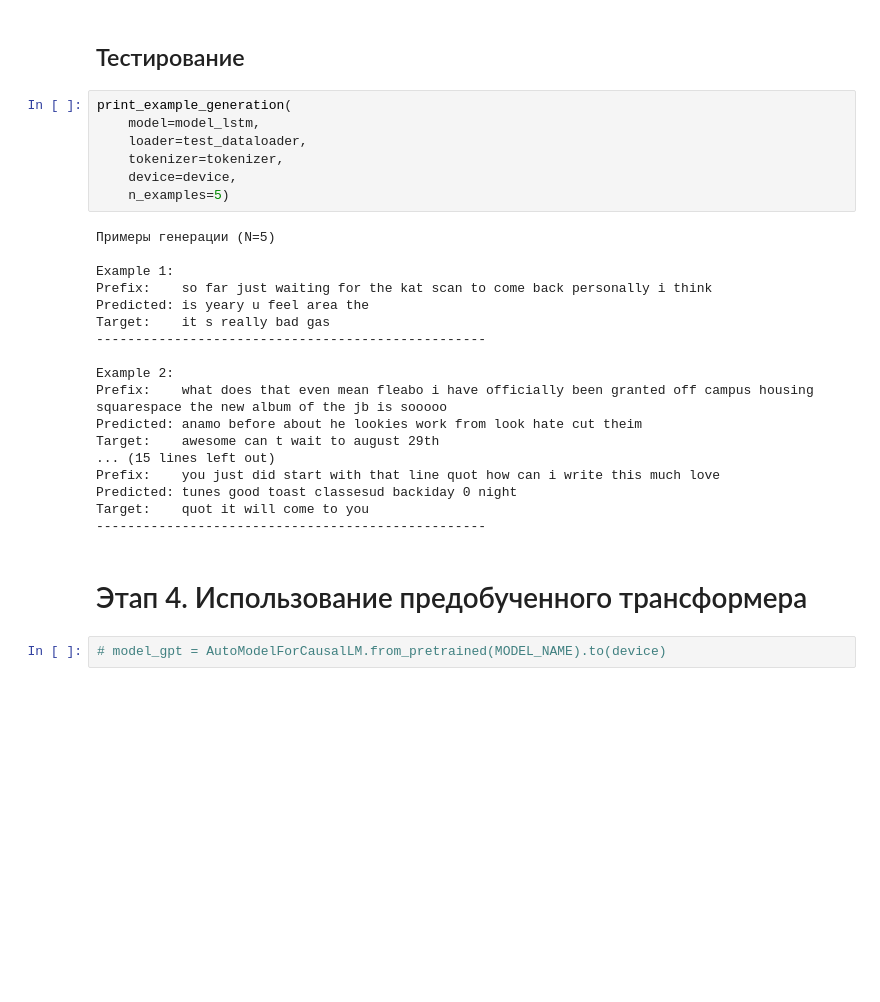
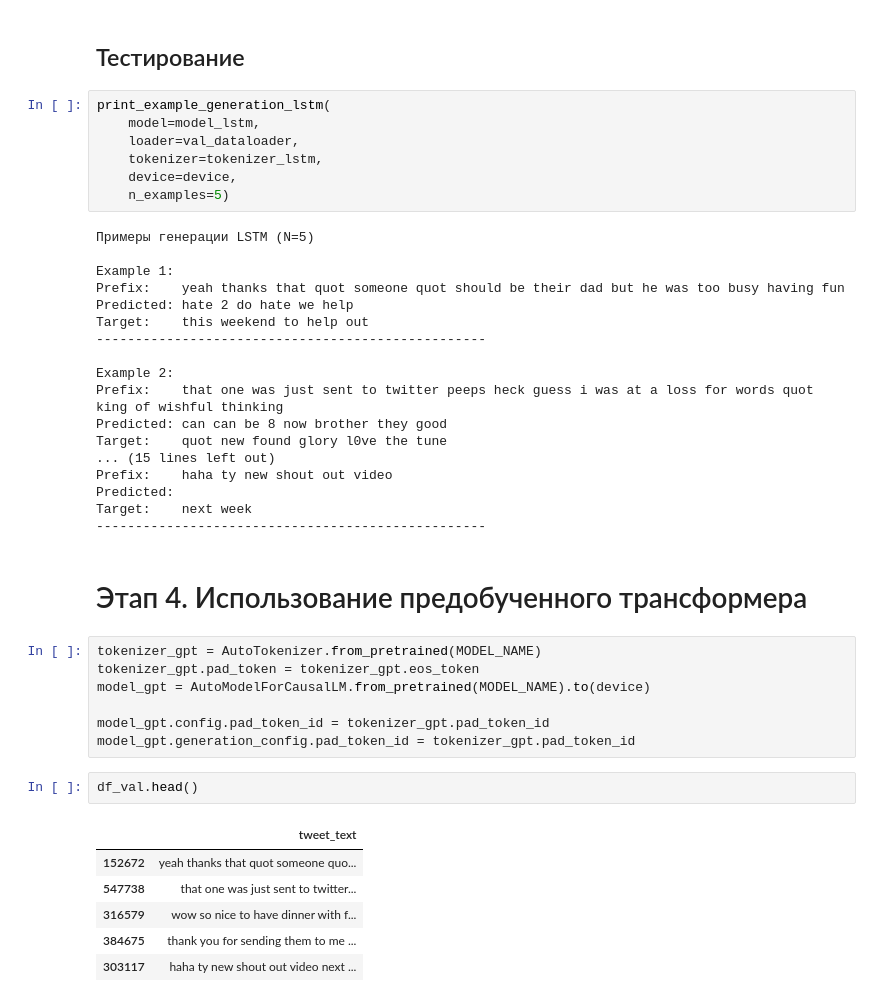
Before and after one commit to KolyanPWNZ/text-autocomplete, a Jupyter notebook: solution.ipynb, the cells around one changed output. Saved outputs shown, nothing was run; the diff lists cells and outputs as text; blank space fills up the shorter version.

Commit message:
обновлены датасеты для lstm и трансформера, обновлено обучение, тестирование и вывод результатов, сокращен токенизатор для оптимизации lstm

```diff
--- a/solution.ipynb
+++ b/solution.ipynb
@@ -278,31 +315,45 @@ plot_training_history(history_df, save_path=LSTM_PLOT_PATH)
 # %% [markdown]
 ## Тестирование
 # %%
-print_example_generation(
+print_example_generation_lstm(
     model=model_lstm,
-    loader=test_dataloader,
-    tokenizer=tokenizer,
+    loader=val_dataloader,
+    tokenizer=tokenizer_lstm,
     device=device,
     n_examples=5)
 # %% [output]
-Примеры генерации (N=5)
+Примеры генерации LSTM (N=5)
 
 Example 1:
-Prefix:    so far just waiting for the kat scan to come back personally i think
-Predicted: is yeary u feel area the
-Target:    it s really bad gas
+Prefix:    yeah thanks that quot someone quot should be their dad but he was too busy having fun
+Predicted: hate 2 do hate we help
+Target:    this weekend to help out
 --------------------------------------------------
 
 Example 2:
-Prefix:    what does that even mean fleabo i have officially been granted off campus housing squarespace the new album of the jb is sooooo
-Predicted: anamo before about he lookies work from look hate cut theim
-Target:    awesome can t wait to august 29th
+Prefix:    that one was just sent to twitter peeps heck guess i was at a loss for words quot king of wishful thinking
+Predicted: can can be 8 now brother they good
+Target:    quot new found glory l0ve the tune
 ... (15 lines left out)
-Prefix:    you just did start with that line quot how can i write this much love
-Predicted: tunes good toast classesud backiday 0 night
-Target:    quot it will come to you
+Prefix:    haha ty new shout out video
+Predicted:
+Target:    next week
 --------------------------------------------------
 # %% [markdown]
 # Этап 4. Использование предобученного трансформера
 # %%
-# model_gpt = AutoModelForCausalLM.from_pretrained(MODEL_NAME).to(device)
+tokenizer_gpt = AutoTokenizer.from_pretrained(MODEL_NAME)
+tokenizer_gpt.pad_token = tokenizer_gpt.eos_token
+model_gpt = AutoModelForCausalLM.from_pretrained(MODEL_NAME).to(device)
+
+model_gpt.config.pad_token_id = tokenizer_gpt.pad_token_id
+model_gpt.generation_config.pad_token_id = tokenizer_gpt.pad_token_id
+# %%
+df_val.head()
+# %% [output]
+|  | tweet_text |
+| 152672 | yeah thanks that quot someone quo... |
+| 547738 | that one was just sent to twitter... |
+| 316579 | wow so nice to have dinner with f... |
+| 384675 | thank you for sending them to me ... |
+| 303117 | haha ty new shout out video next ... |
```
Also changed, not shown: parts of 14 cells of this notebook, 6 other files.
